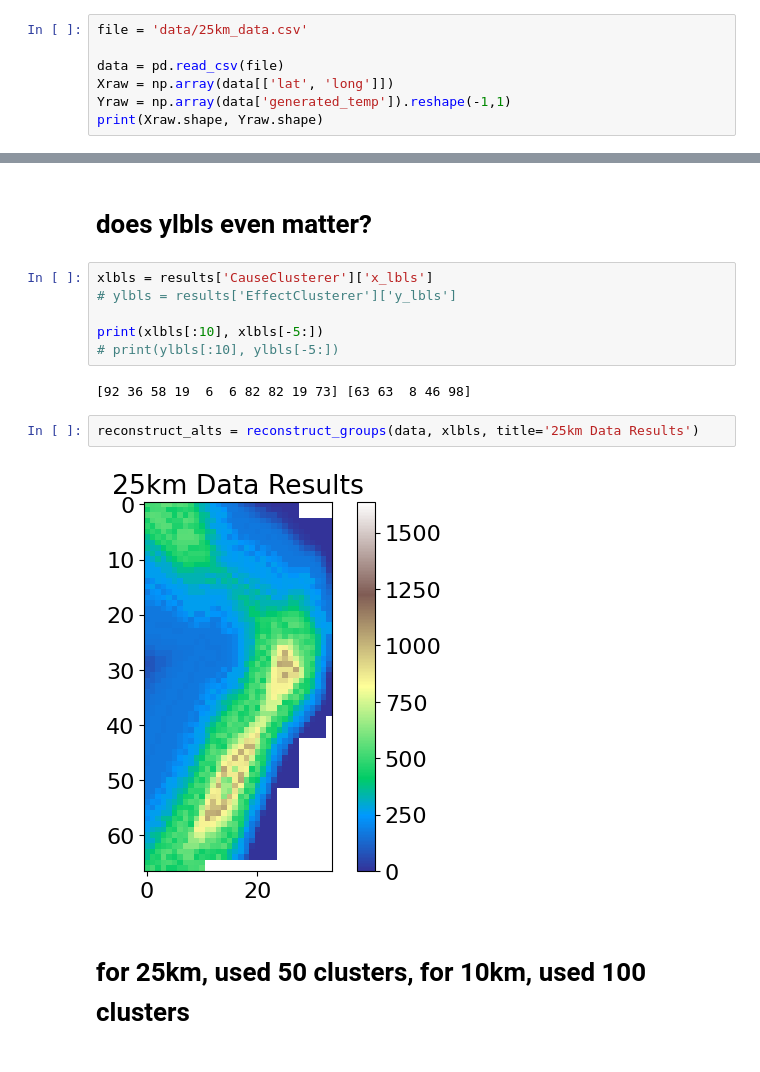
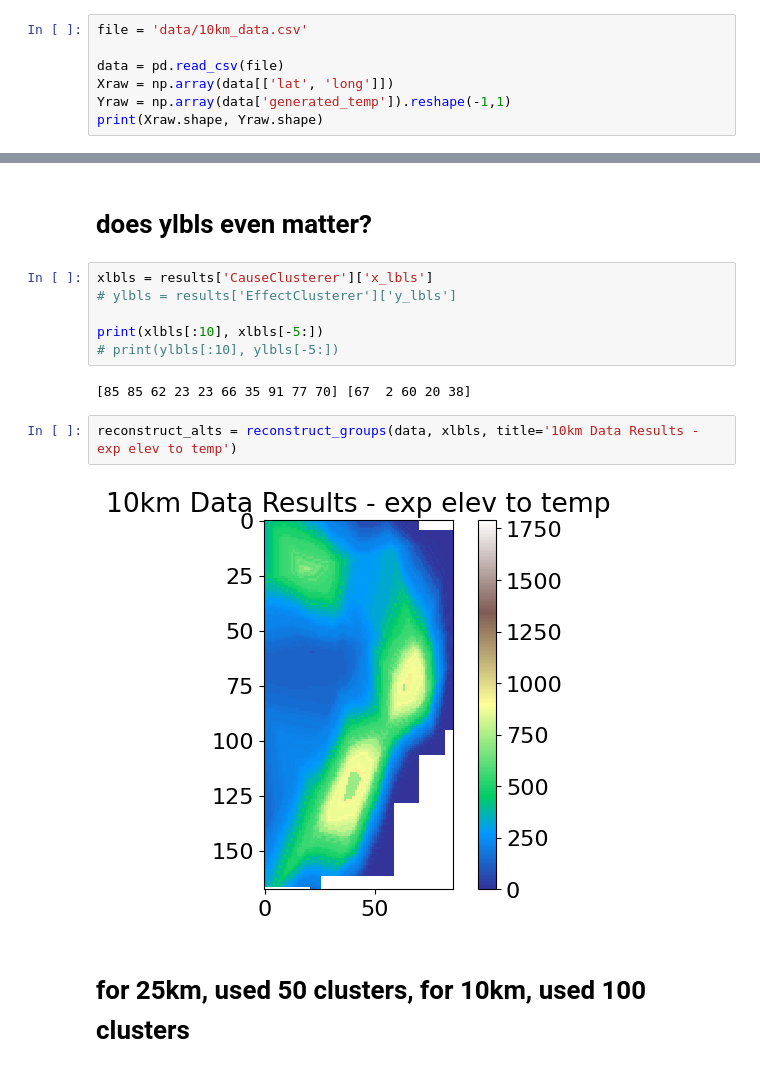
Before and after one commit to jyhong05/CFL_Research, a Jupyter notebook: altitude_extraction/run_cfl.ipynb, the cells around one changed output, grey strips where cells are left out. Saved outputs shown, nothing was run; the diff lists cells and outputs as text.

```diff
--- a/altitude_extraction/run_cfl.ipynb
+++ b/altitude_extraction/run_cfl.ipynb
@@ -11,5 +8,5 @@ To enable the following instructions: AVX2 FMA, in other operations, rebuild Ten
 # %%
-file = 'data/25km_data.csv'
+file = 'data/10km_data.csv'
 
 data = pd.read_csv(file)
 Xraw = np.array(data[['lat', 'long']])
@@ -153,11 +150,11 @@ xlbls = results['CauseClusterer']['x_lbls']
 print(xlbls[:10], xlbls[-5:])
 # print(ylbls[:10], ylbls[-5:])
 # %% [output]
-[92 36 58 19  6  6 82 82 19 73] [63 63  8 46 98]
+[85 85 62 23 23 66 35 91 77 70] [67  2 60 20 38]
 # %%
-reconstruct_alts = reconstruct_groups(data, xlbls, title='25km Data Results')
+reconstruct_alts = reconstruct_groups(data, xlbls, title='10km Data Results - exp elev to temp')
 # %% [output]
-[figure, old version]
+[figure, new version]
 # %% [markdown]
 # for 25km, used 50 clusters, for 10km, used 100 clusters
 # %% [markdown]
```
Also changed, not shown: parts of 8 cells of this notebook, 14 other files.
